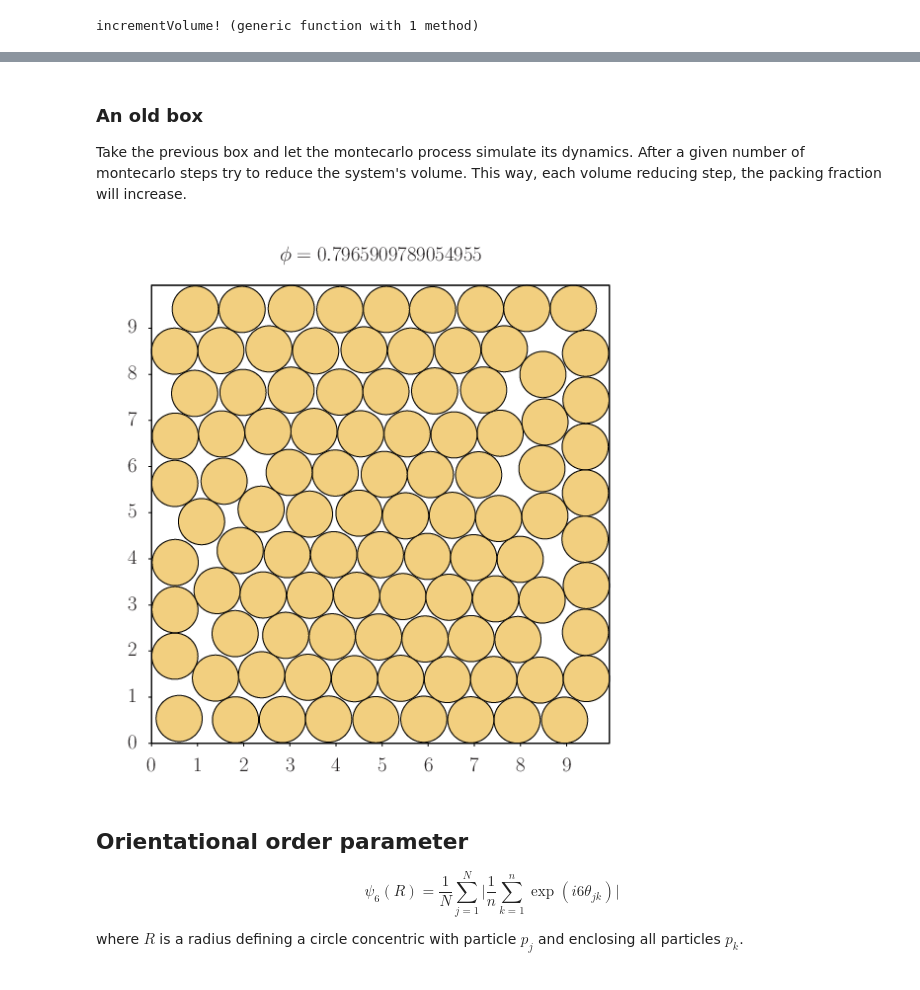
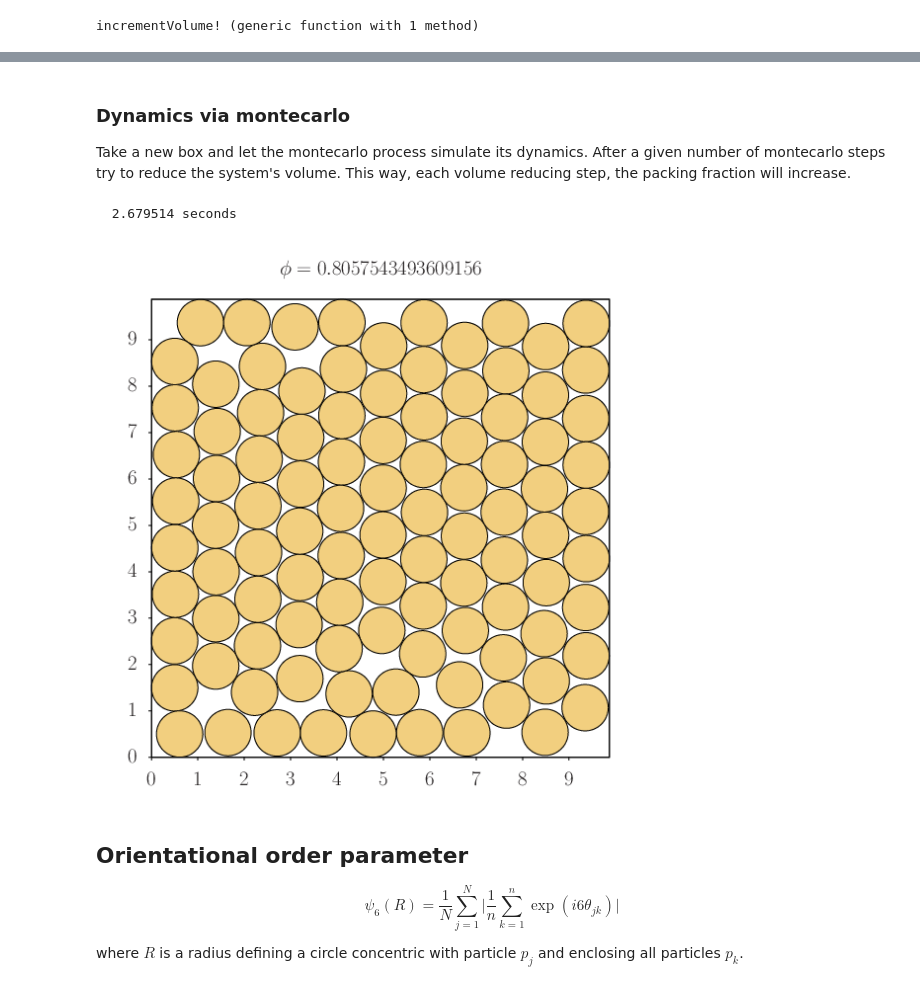
Before and after one commit to egmzcrz/JuliaNotebooks, a Jupyter notebook: HardDisks.ipynb, the cells around one changed output, grey strips where cells are left out. Drawn from its saved outputs; the diff is of its cells as text; code cells hidden in the pictures.

```diff
--- a/HardDisks.ipynb
+++ b/HardDisks.ipynb
@@ -75,13 +72,13 @@ function montecarlo!(box::Box)
     # Random disk
     p = rand(box.pts)
 
-    # Random movement of magnitude between 0 and 1
+    # Random movement of magnitude between 0 and radius
     x = -1 + 2*rand()
     y = -1 + 2*rand()
     n = sqrt(x*x + y*y) # Norm
-    A = rand() # Amplitude
-    x = p[1] + A*x/n
-    y = p[2] + A*y/n
+    A = rand()*box.radius # Amplitude
+    x = p.x + A*x/n
+    y = p.y + A*y/n
 
     # Are there any overlaps inside the box?
     # Minimum allowed distance between particles is 2r.
@@ -92,16 +89,16 @@ function montecarlo!(box::Box)
         overlaps = false
         for q in box.pts
             if p === q; continue; end
-            rx = x - q[1]
-            ry = y - q[2]
+            rx = x - q.x
+            ry = y - q.y
             if rx*rx + ry*ry < 4*r*r
                 overlaps = true
                 break;
             end
         end
         if !overlaps
-            p[1] = x
-            p[2] = y
+            p.x = x
+            p.y = y
         end
     end
 end
@@ -113,8 +110,8 @@ function reduceVolume!(box::Box)
     r = getParticleRadius(box)
     l = w - r
     for p in box.pts
-        x = l - p[1]
-        y = l - p[2]
+        x = l - p.x
+        y = l - p.y
         if x < xdist2wall; xdist2wall = x; end
         if y < ydist2wall; ydist2wall = y; end
     end
@@ -153,30 +156,40 @@ plot(gp)
 # %% [markdown]
-### An old box
+### Dynamics via montecarlo
 
-Take the previous box and let the montecarlo process simulate its dynamics. After a given number of montecarlo steps try to reduce the system's volume. This way, each volume reducing step, the packing fraction will increase.
+Take a new box and let the montecarlo process simulate its dynamics. After a given number of montecarlo steps try to reduce the system's volume. This way, each volume reducing step, the packing fraction will increase.
 # %%
-for i in 1:100000
-    for k in 1:length(box.pts)
-        montecarlo!(box)
+function simulation()
+    r = 0.5; n = 100;
+    box = Box(n,r)
+    @time for i in 1:100000
+        for k in 1:length(box.pts)
+            montecarlo!(box)
+        end
+        reduceVolume!(box)
     end
-    reduceVolume!(box)
+
+    l = getSize(box)
+    phi = getDensity(box)
+    r = getParticleRadius(box)
+
+    gp = gnuplot(20, 20)
+    println(gp,
+        "set size ratio -1;",
+        "set tics out nomirror;",
+        "set style fill solid 0.5 border 1;",
+        "set xrange [0:$l];",
+        "set yrange [0:$l];",
+        "set title '\$\\phi = $phi\$';",
+        "plot '-' with circles lc 2 notitle;")
+    for p in box.pts
+        println(gp, p.x, " ", p.y, " ", r)
+    end
+    plot(gp)
 end
-
-l = getSize(box)
-phi = getDensity(box)
-
-gp = gnuplot(20, 20)
-println(gp, "set size ratio -1; set tics out nomirror;
-    set style fill solid 0.5 border 1;
-    set xrange [0:$l]; set yrange [0:$l];
-    set title '\$\\phi = $phi\$';
-    plot '-' with circles lc 2 notitle;")
-for p in box.pts
-    println(gp, "$(p[1]) $(p[2]) $r")
-end
-plot(gp)
+simulation()
 # %% [output]
+  2.679514 seconds
-[figure, old version]
+[figure, new version]
 # %% [markdown]
 ## Orientational order parameter
 
```
Also changed, not shown: parts of 6 cells of this notebook.
